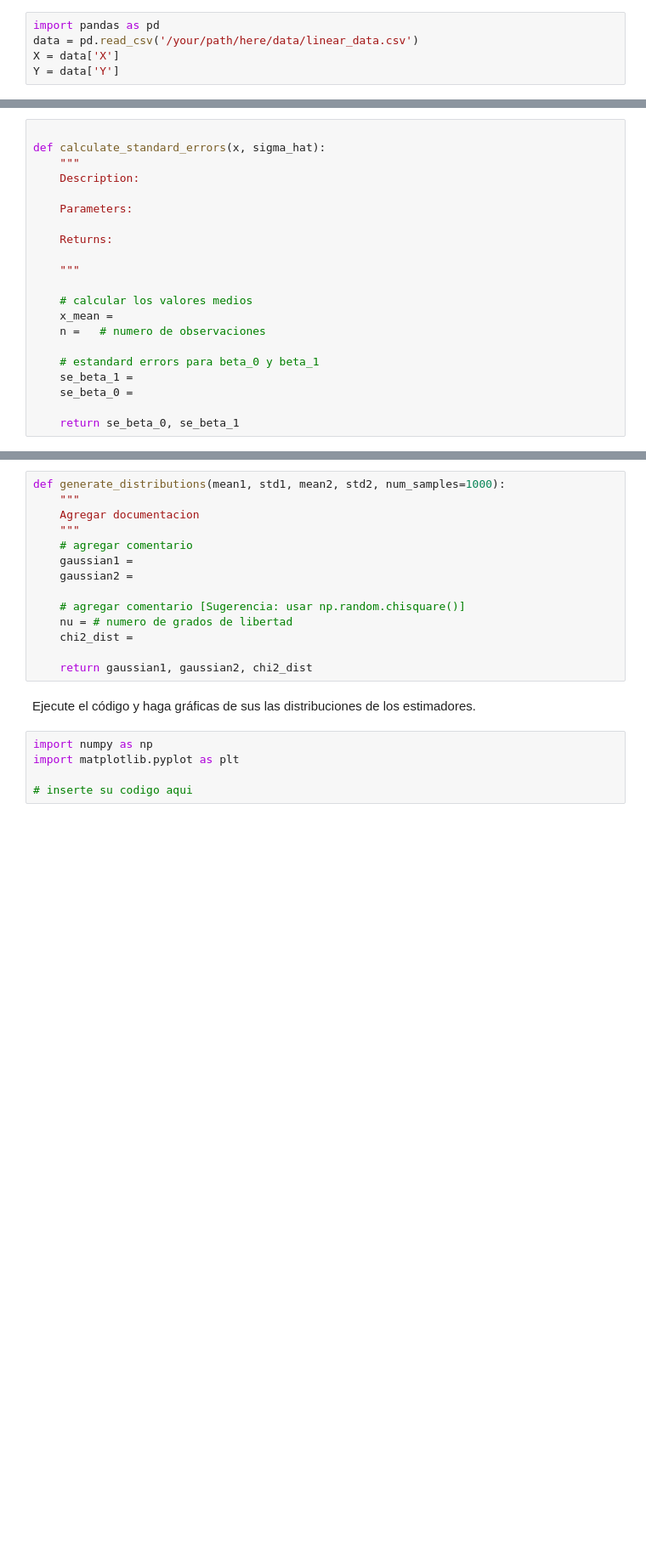
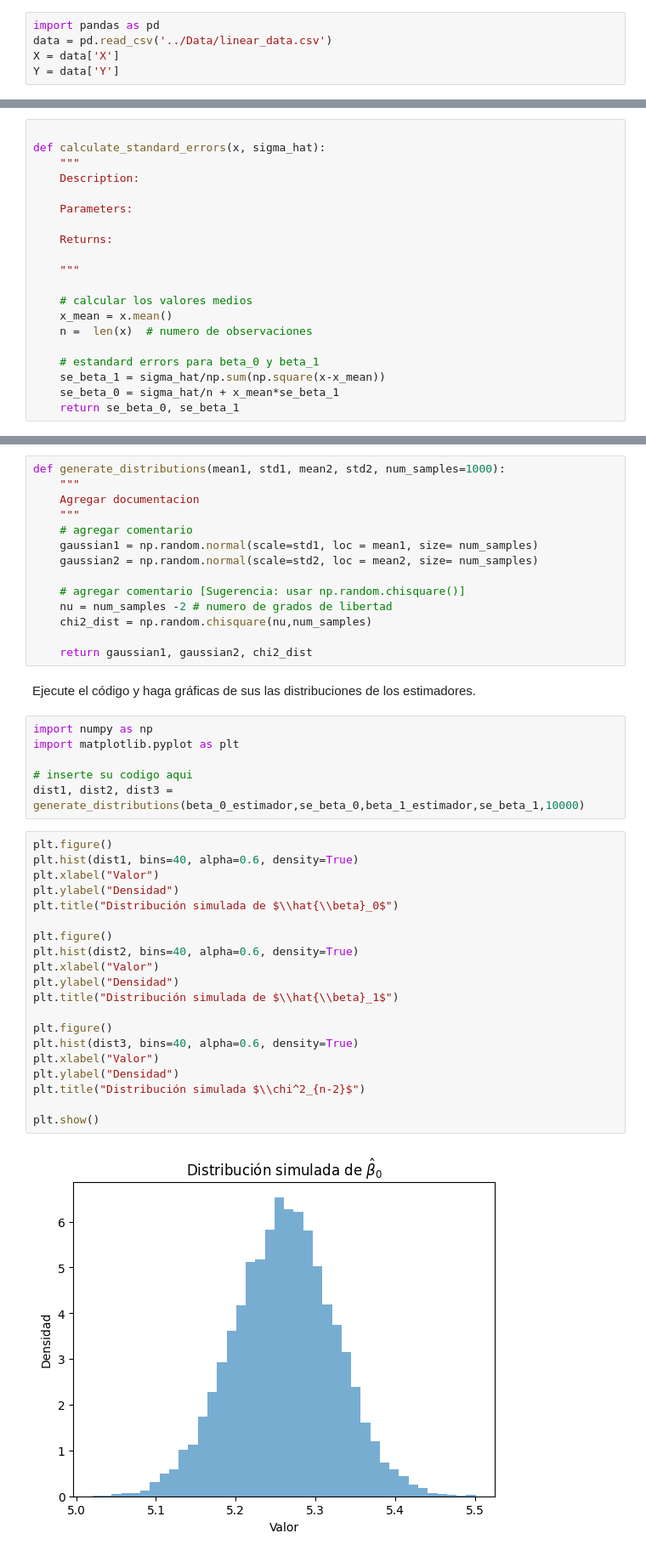
Before and after one commit to Mattanaka343/Metodos-Multivariados, a Jupyter notebook: Notebooks/3WeekTutorial_M2003B.ipynb, the cells around one changed output, grey strips where cells are left out. Shown at 85% size. Drawn from its saved outputs; the diff is of its cells as text; blank space fills up the shorter version.

```diff
--- a/Notebooks/3WeekTutorial_M2003B.ipynb
+++ b/Notebooks/3WeekTutorial_M2003B.ipynb
@@ -23,7 +23,7 @@ from scipy.stats import norm, shapiro
 ### 1.1 Cargar y visualizar los datos
 # %%
 import pandas as pd
-data = pd.read_csv('/your/path/here/data/linear_data.csv')
+data = pd.read_csv('../Data/linear_data.csv')
 X = data['X']
 Y = data['Y']
 # %% [markdown]
@@ -99,13 +103,12 @@ def calculate_standard_errors(x, sigma_hat):
     """
 
     # calcular los valores medios
-    x_mean =
-    n =   # numero de observaciones
+    x_mean = x.mean()
+    n =  len(x)  # numero de observaciones
 
     # estandard errors para beta_0 y beta_1
-    se_beta_1 =
-    se_beta_0 =
-
+    se_beta_1 = sigma_hat/np.sum(np.square(x-x_mean))
+    se_beta_0 = sigma_hat/n + x_mean*se_beta_1
     return se_beta_0, se_beta_1
 # %%
 se_beta_0, se_beta_1 = calculate_standard_errors(X, sigma_estimador)
@@ -123,12 +129,12 @@ def generate_distributions(mean1, std1, mean2, std2, num_samples=1000):
     Agregar documentacion
     """
     # agregar comentario
-    gaussian1 =
-    gaussian2 =
+    gaussian1 = np.random.normal(scale=std1, loc = mean1, size= num_samples)
+    gaussian2 = np.random.normal(scale=std2, loc = mean2, size= num_samples)
 
     # agregar comentario [Sugerencia: usar np.random.chisquare()]
-    nu = # numero de grados de libertad
-    chi2_dist =
+    nu = num_samples -2 # numero de grados de libertad
+    chi2_dist = np.random.chisquare(nu,num_samples)
 
     return gaussian1, gaussian2, chi2_dist
 # %% [markdown]
@@ -138,3 +144,26 @@ import numpy as np
 import matplotlib.pyplot as plt
 
 # inserte su codigo aqui
+dist1, dist2, dist3 = generate_distributions(beta_0_estimador,se_beta_0,beta_1_estimador,se_beta_1,10000)
+# %%
+plt.figure()
+plt.hist(dist1, bins=40, alpha=0.6, density=True)
+plt.xlabel("Valor")
+plt.ylabel("Densidad")
+plt.title("Distribución simulada de $\\hat{\\beta}_0$")
+
+plt.figure()
+plt.hist(dist2, bins=40, alpha=0.6, density=True)
+plt.xlabel("Valor")
+plt.ylabel("Densidad")
+plt.title("Distribución simulada de $\\hat{\\beta}_1$")
+
+plt.figure()
+plt.hist(dist3, bins=40, alpha=0.6, density=True)
+plt.xlabel("Valor")
+plt.ylabel("Densidad")
+plt.title("Distribución simulada $\\chi^2_{n-2}$")
+
+plt.show()
+# %% [output]
+[figure, added]
```
Also changed, not shown: parts of 4 cells of this notebook, 2 other files.
